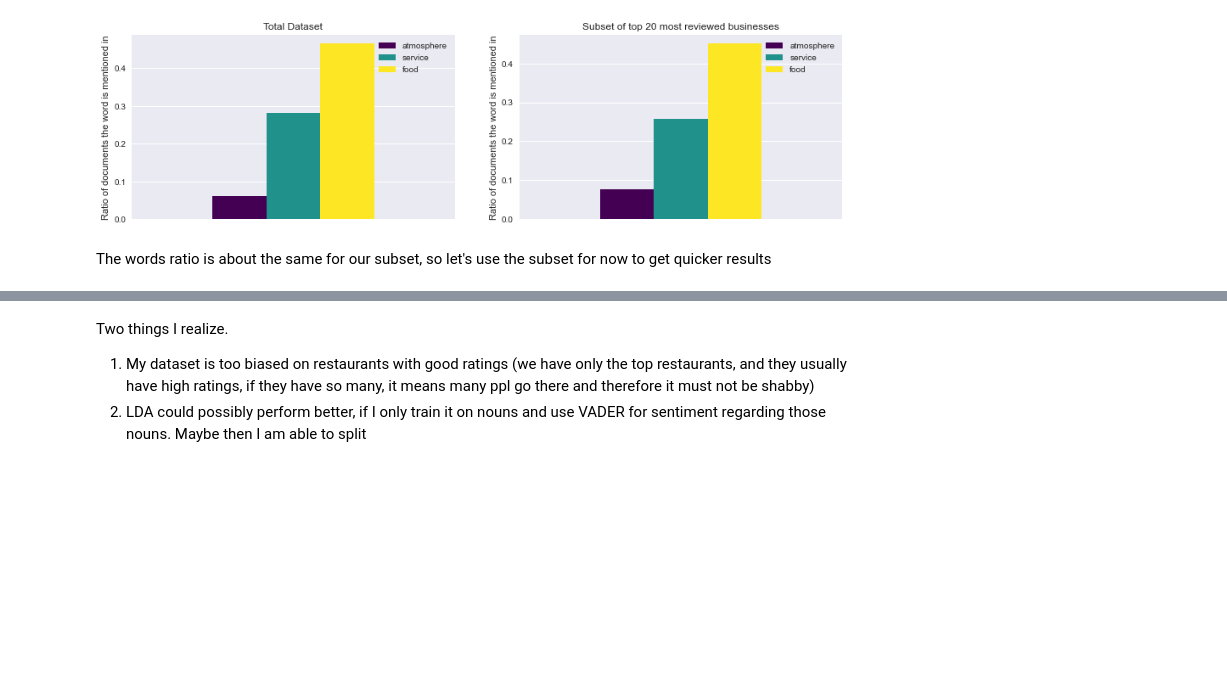
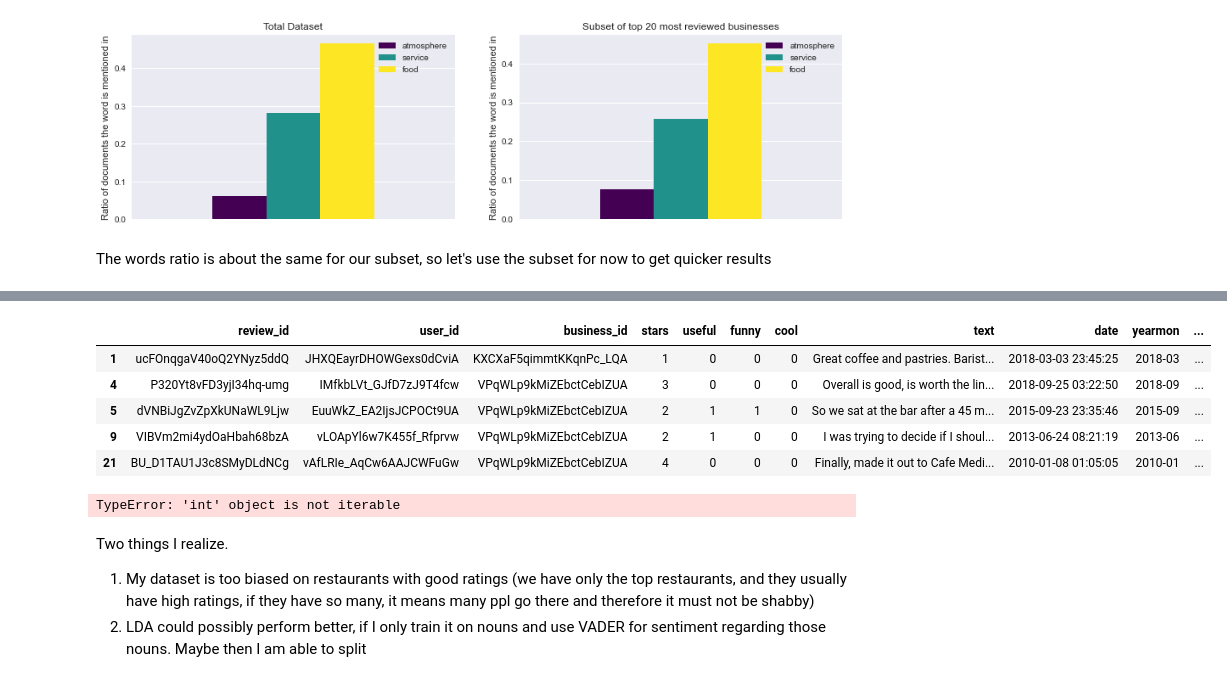
Before and after one commit to lhestermeyer/yelp, a Jupyter notebook: notebooks/20_RestaurantRatingChanges.ipynb, the cells around one changed output, grey strips where cells are left out. Cells and saved outputs as stored; diff of their text form; code cells hidden in the pictures; blank space fills up the shorter version.

```diff
--- a/notebooks/20_RestaurantRatingChanges.ipynb
+++ b/notebooks/20_RestaurantRatingChanges.ipynb
@@ -482,11 +286,0 @@ negatives.sort()
-# %%
-new_data_words = []
-for sentence in data_words:
-    new_sentence = []
-    for word in sentence:
-        new_sentence.append(word)
-        if word in positives and np.random.random() > 0.9:
-            new_sentence.append('GOOD_REVIEW')
-        elif word in negatives and np.random.random() > 0.9:
-            new_sentence.append('BAD_REVIEW')
-    new_data_words.append(new_sentence)
@@ -500,0 +289,29 @@ Now train LDA
+# %%
+#POS tagging first to utilize sentences
+stemmer = SnowballStemmer('english')
+
+def pos_tagging(row):
+    return list(filter(lambda x: x != [], [keep_nouns(sentence) for sentence in row]))
+
+def preprocess(sentence):
+    '''
+    0. Convert to lower case
+    1. Only allow nouns.
+    2. Remove stopwords
+    3. Stem words
+    '''
+    pos_tag_tuples = nltk.pos_tag(nltk.word_tokenize(sentence.lower())) # lower case to avoid weird nouns
+
+    nouns = []
+    for pos_tag_tuple in pos_tag_tuples:
+        if pos_tag_tuple[1] in ['NN', 'NNS', 'NNP', 'NNPS']:
+            # keep the word
+            # but only if it is not a stop word
+            if pos_tag_tuple[0] not in stopwords.words('english'):
+                nouns.append(stemmer.stem(pos_tag_tuple[0]))
+
+    return nouns
+
+
+top20_reviews = top20_reviews.assign(noun_sentences = top20_reviews.tokenized.progress_map(pos_tagging))
+# tmp = top20_reviews.head(10).tokenized.progress_map(pos_tagging)
@@ -589,0 +418,38 @@ topic
+# %%
+top20_reviews.head()
+# %% [output]
+|  | review_id | user_id | business_id | stars | useful | funny | cool | text | date | yearmon | ... |
+| 1 | ucFOnqgaV40oQ2YNyz5ddQ | JHXQEayrDHOWGexs0dCviA | KXCXaF5qimmtKKqnPc_LQA | 1 | 0 | 0 | 0 | Great coffee and pastries. Barist... | 2018-03-03 23:45:25 | 2018-03 | ... |
+| 4 | P320Yt8vFD3yjI34hq-umg | IMfkbLVt_GJfD7zJ9T4fcw | VPqWLp9kMiZEbctCebIZUA | 3 | 0 | 0 | 0 | Overall is good, is worth the lin... | 2018-09-25 03:22:50 | 2018-09 | ... |
+| 5 | dVNBiJgZvZpXkUNaWL9Ljw | EuuWkZ_EA2IjsJCPOCt9UA | VPqWLp9kMiZEbctCebIZUA | 2 | 1 | 1 | 0 | So we sat at the bar after a 45 m... | 2015-09-23 23:35:46 | 2015-09 | ... |
+| 9 | VIBVm2mi4ydOaHbah68bzA | vLOApYl6w7K455f_Rfprvw | VPqWLp9kMiZEbctCebIZUA | 2 | 1 | 0 | 0 | I was trying to decide if I shoul... | 2013-06-24 08:21:19 | 2013-06 | ... |
+| 21 | BU_D1TAU1J3c8SMyDLdNCg | vAfLRIe_AqCw6AAJCWFuGw | VPqWLp9kMiZEbctCebIZUA | 4 | 0 | 0 | 0 | Finally, made it out to Cafe Medi... | 2010-01-08 01:05:05 | 2010-01 | ... |
+# %%
+def get_topic_scores(row):
+    sentences_bow = [id2word.doc2bow(text) for text in row.noun_sentences]
+    sentence_scores = list(lda_model.get_document_topics(sentences_bow))
+    score_food = 0
+    score_service = 0
+    score_price = 0
+    score_atmosphere = 0
+    print(sentence
+    for topic_scores, vader_score in zip(sentence_scores, row.scores):
+        if type(topic_scores) == int:
+            print(row)
+        topics, scores = zip(*topic_scores)
+        topic = topics[np.argmax(scores)]
+        if topic in food:
+            score_food += vader_score
+        if topic in atmosphere:
+            score_atmosphere += vader_score
+        if topic in service:
+            score_service += vader_score
+        if topic in price:
+            score_price += vader_score
+    return score_food, score_service, score_price, score_atmosphere
+
+
+top20_reviews['score_food'], top20_reviews['score_service'], top20_reviews['score_price'], top20_reviews['score_atmosphere'] = \
+    zip(*top20_reviews.progress_apply(get_topic_scores, axis=1))
+# %% [output]
+TypeError: 'int' object is not iterable
```
Also changed, not shown: parts of 54 cells of this notebook, 2 other files.
